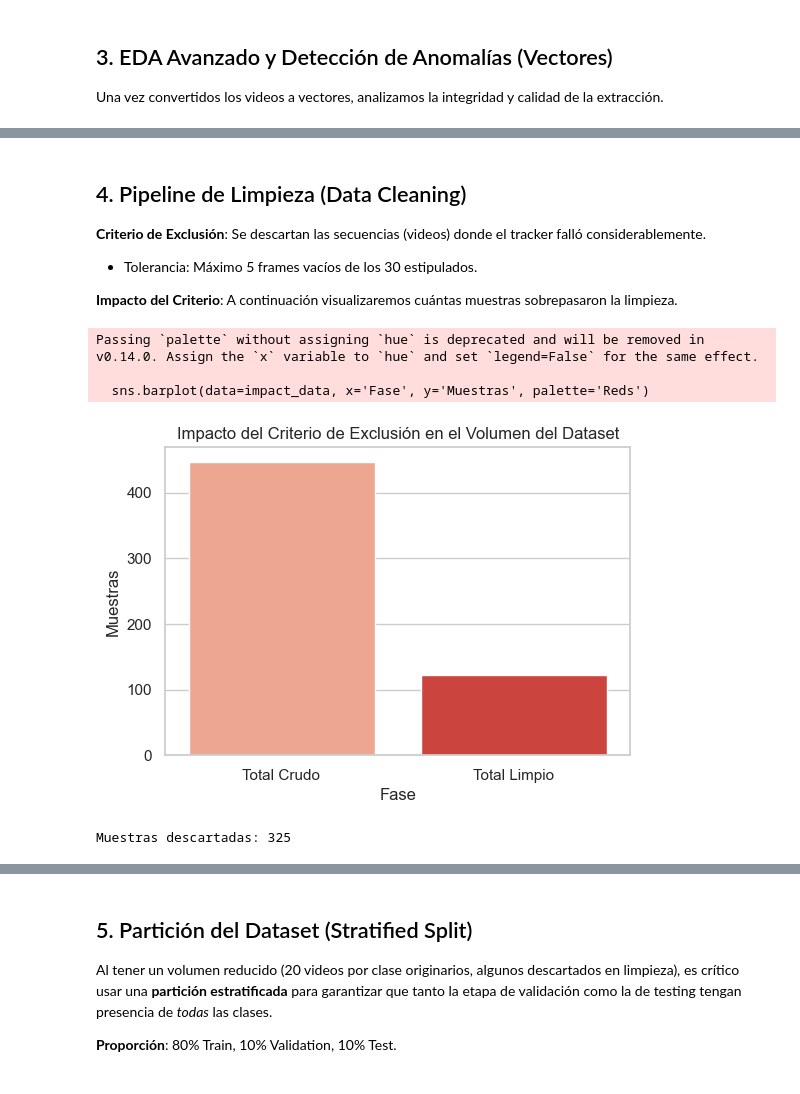
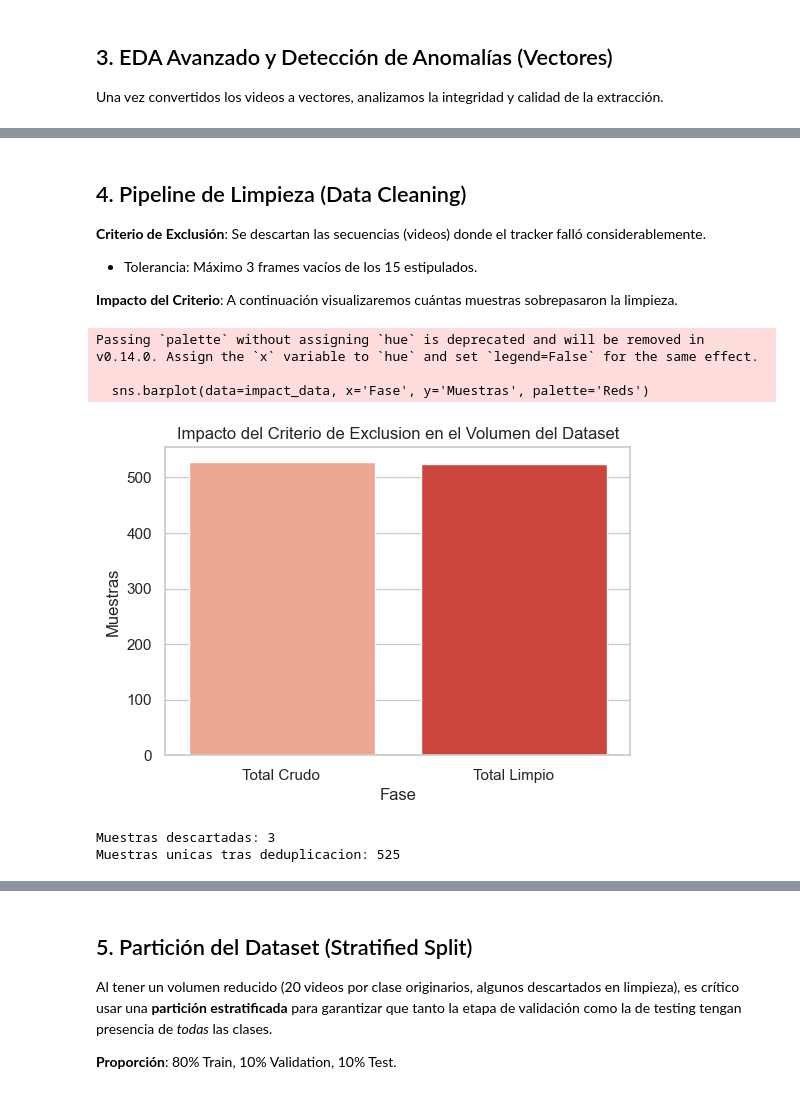
Before and after one commit to brenpc1443/gestdeck, a Jupyter notebook: training/notebooks/01_Dataset_EDA_y_Pipeline.ipynb, the cells around one changed output, grey strips where cells are left out. Cells and saved outputs as stored; diff of their text form; code cells hidden in the pictures.

Commit message:
mejoras y mas videos del dataset

```diff
--- a/training/notebooks/01_Dataset_EDA_y_Pipeline.ipynb
+++ b/training/notebooks/01_Dataset_EDA_y_Pipeline.ipynb
@@ -43,20 +43,22 @@ for cls in classes:
 
     for v_path in videos:
         cap = cv2.VideoCapture(v_path)
-        width = int(cap.get(cv2.CAP_PROP_FRAME_WIDTH))
-        height = int(cap.get(cv2.CAP_PROP_FRAME_HEIGHT))
-        fps = cap.get(cv2.CAP_PROP_FPS)
-        frame_count = int(cap.get(cv2.CAP_PROP_FRAME_COUNT))
-        cap.release()
+        try:
+            width      = int(cap.get(cv2.CAP_PROP_FRAME_WIDTH))
+            height     = int(cap.get(cv2.CAP_PROP_FRAME_HEIGHT))
+            fps        = cap.get(cv2.CAP_PROP_FPS)
+            frame_count = int(cap.get(cv2.CAP_PROP_FRAME_COUNT))
+        finally:
+            cap.release()
 
         duration = frame_count / fps if fps > 0 else 0
         video_stats.append({
-            'Clase': cls,
-            'Ruta': v_path,
-            'Resolución': f"{width}x{height}",
-            'FPS': round(fps, 2),
-            'Frames_Totales': frame_count,
-            'Duracion_Segundos': round(duration, 2)
+            "Clase": cls,
+            "Ruta": v_path,
+            "Resolución": f"{width}x{height}",
+            "FPS": round(fps, 2),
+            "Frames_Totales": frame_count,
+            "Duracion_Segundos": round(duration, 2)
         })
 
 df_videos = pd.DataFrame(video_stats)
@@ -234,35 +383,48 @@ Desviación estándar de coordenadas: 0.2206
 ## 4. Pipeline de Limpieza (Data Cleaning)
 
 **Criterio de Exclusión**: Se descartan las secuencias (videos) donde el tracker falló considerablemente.
-- Tolerancia: Máximo 5 frames vacíos de los 30 estipulados.
+- Tolerancia: Máximo 3 frames vacíos de los 15 estipulados.
 
 **Impacto del Criterio**: A continuación visualizaremos cuántas muestras sobrepasaron la limpieza.
 # %%
-MAX_EMPTY = 5
+MAX_EMPTY = 3
 X_clean, y_clean = [], []
 
 for sample, label in zip(X_raw, y_raw):
     empty_frames = np.sum(np.all(sample == 0, axis=1))
     if empty_frames <= MAX_EMPTY:
         X_clean.append(sample)
         y_clean.append(label)
 
 X_clean, y_clean = np.array(X_clean), np.array(y_clean)
 
-# Análisis de Impacto
+# Eliminar muestras identicas antes del split para evitar fuga de datos
+from hashlib import md5
+def _hash(s): return md5(s.tobytes()).hexdigest()
+seen, X_dedup, y_dedup = set(), [], []
+for s, l in zip(X_clean, y_clean):
+    h = _hash(s)
+    if h not in seen:
+        seen.add(h)
+        X_dedup.append(s)
+        y_dedup.append(l)
+X_clean, y_clean = np.array(X_dedup), np.array(y_dedup)
+
+# Analisis de Impacto
 impact_data = pd.DataFrame({
     'Fase': ['Total Crudo', 'Total Limpio'],
     'Muestras': [len(X_raw), len(X_clean)]
 })
-
 plt.figure(figsize=(6, 4))
 sns.barplot(data=impact_data, x='Fase', y='Muestras', palette='Reds')
-plt.title('Impacto del Criterio de Exclusión en el Volumen del Dataset')
+plt.title('Impacto del Criterio de Exclusion en el Volumen del Dataset')
 plt.show()
 print(f"Muestras descartadas: {len(X_raw) - len(X_clean)}")
+print(f"Muestras unicas tras deduplicacion: {len(X_clean)}")
 # %% [output]
 Passing `palette` without assigning `hue` is deprecated and will be removed in v0.14.0. Assign the `x` variable to `hue` and set `legend=False` for the same effect.
 
   sns.barplot(data=impact_data, x='Fase', y='Muestras', palette='Reds')
-[figure, old version]
+[figure, new version]
-Muestras descartadas: 325
+Muestras descartadas: 3
+Muestras unicas tras deduplicacion: 525
```
Also changed, not shown: parts of 22 cells of this notebook, 4 other files.
